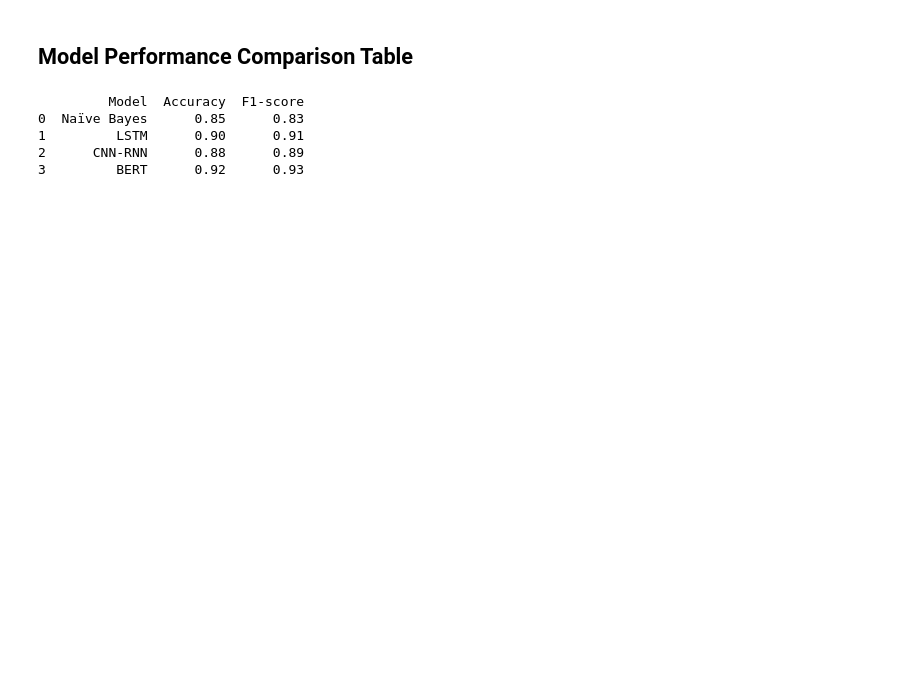
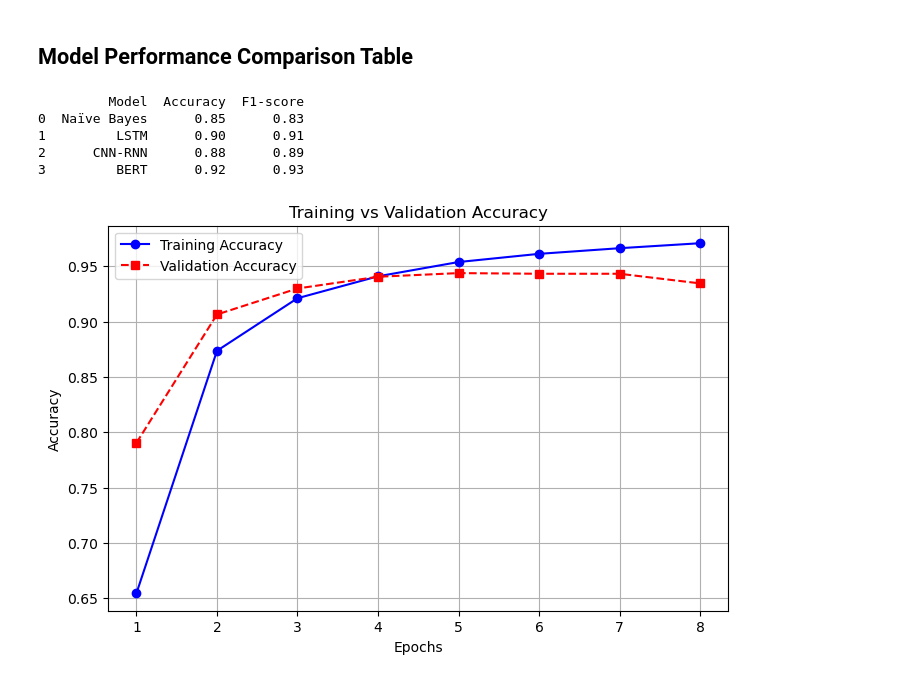
Before and after one commit to Shashankvenigalla/HateSpeech, a Jupyter notebook: Untitled1.ipynb, the cells around one changed output. Saved outputs shown, nothing was run; the diff lists cells and outputs as text; code cells hidden in the pictures; blank space fills up the shorter version.

```diff
--- a/Untitled1.ipynb
+++ b/Untitled1.ipynb
@@ -1082,3 +1017,25 @@ print(performance_df)
 1         LSTM      0.90      0.91
 2      CNN-RNN      0.88      0.89
 3         BERT      0.92      0.93
+# %%
+import matplotlib.pyplot as plt
+
+train_accuracy = [0.6546,0.8737,0.9212,0.9410,0.9539,0.9613,0.9664,0.9709]
+epochs = range(1, len(train_accuracy) + 1)  # Number of epochs
+val_accuracy = [0.7905,0.9065,0.9300,0.9406,0.9439,0.9433,0.9433,.9346]
+# Plot the accuracy values
+plt.figure(figsize=(8, 5))
+plt.plot(epochs, train_accuracy, marker='o', linestyle='-', color='blue', label="Training Accuracy")
+plt.plot(epochs, val_accuracy, marker='s', linestyle='--', color='red', label="Validation Accuracy")
+
+# Labels and title
+plt.xlabel("Epochs")
+plt.ylabel("Accuracy")
+plt.title("Training vs Validation Accuracy")
+plt.legend()
+plt.grid(True)
+
+# Show the plot
+plt.show()
+# %% [output]
+[figure, added]
```
Also changed, not shown: parts of 36 cells of this notebook, 1 other file.
